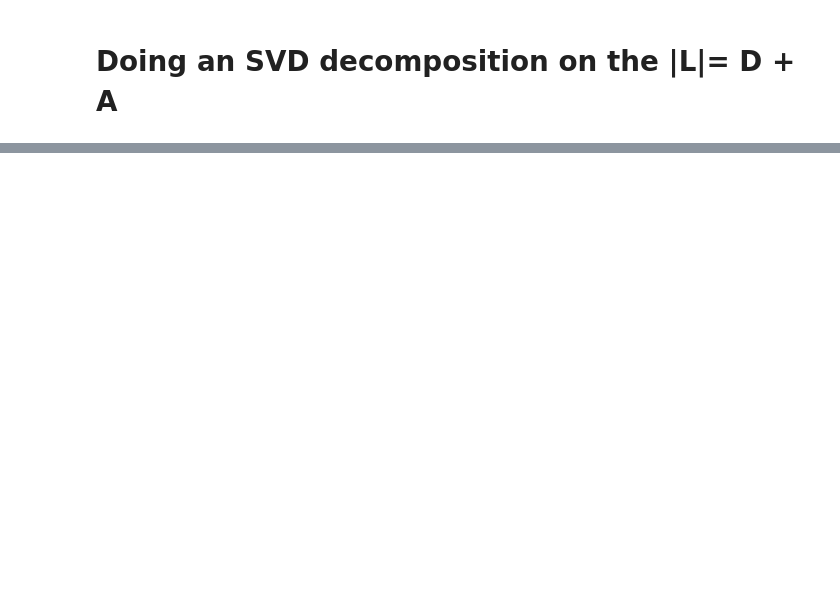
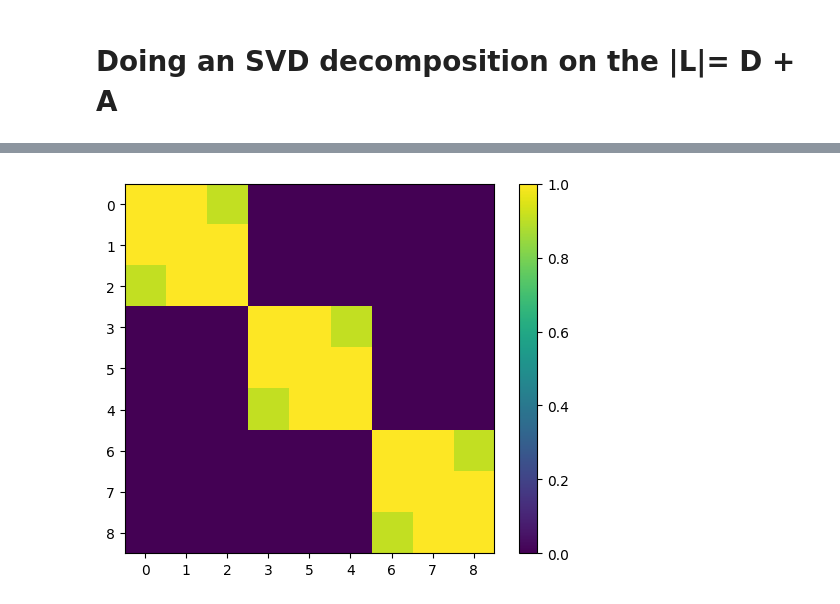
Before and after one commit to xiao278/svd_applications, a Jupyter notebook: elbow_detection_test.ipynb, the cells around one changed output, grey strips where cells are left out. Saved outputs shown, nothing was run; the diff lists cells and outputs as text; code cells hidden in the pictures; blank space fills up the shorter version.

```diff
--- a/elbow_detection_test.ipynb
+++ b/elbow_detection_test.ipynb
@@ -117,0 +141,10 @@ weighted_welford_example(L_ABS)
+# %%
+from helper_functions import size_from_diag
+(W, M, M2) = detect_cluster_structure(CM_REORDERED, debug=True)
+plt.imshow(W / size_from_diag(W), cmap='viridis')
+plt.xticks(range(len(INDEX)), INDEX)
+plt.yticks(range(len(INDEX)), INDEX)
+plt.colorbar()
+plt.show()
+# %% [output]
+[figure, added]
```
Also changed, not shown: parts of 6 cells of this notebook, 3 other files.
